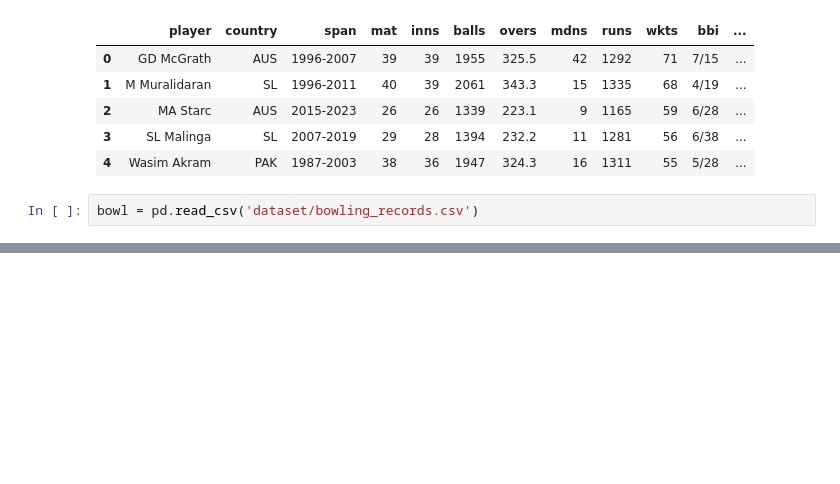
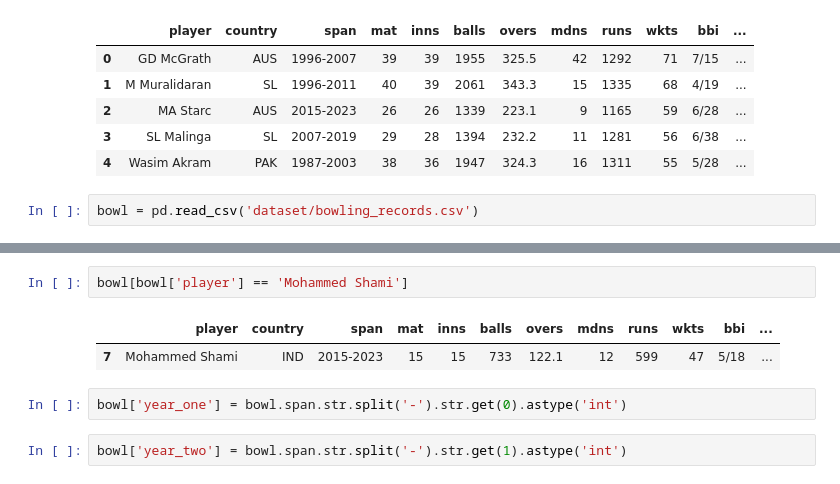
Before and after one commit to jeniljani-4444/End-To-End-World-Cup-Analysis-Web-App, a Jupyter notebook: World Cup Data.ipynb, the cells around one changed output, grey strips where cells are left out. Saved outputs shown, nothing was run; the diff lists cells and outputs as text; blank space fills up the shorter version.

```diff
--- a/World Cup Data.ipynb
+++ b/World Cup Data.ipynb
@@ -339,0 +358,9 @@ bowl = pd.read_csv('dataset/bowling_records.csv')
+# %%
+bowl[bowl['player'] == 'Mohammed Shami']
+# %% [output]
+|  | player | country | span | mat | inns | balls | overs | mdns | runs | wkts | bbi | ... |
+| 7 | Mohammed Shami | IND | 2015-2023 | 15 | 15 | 733 | 122.1 | 12 | 599 | 47 | 5/18 | ... |
+# %%
+bowl['year_one'] = bowl.span.str.split('-').str.get(0).astype('int')
+# %%
+bowl['year_two'] = bowl.span.str.split('-').str.get(1).astype('int')
```
Also changed, not shown: parts of 18 cells of this notebook, 4 other files.
